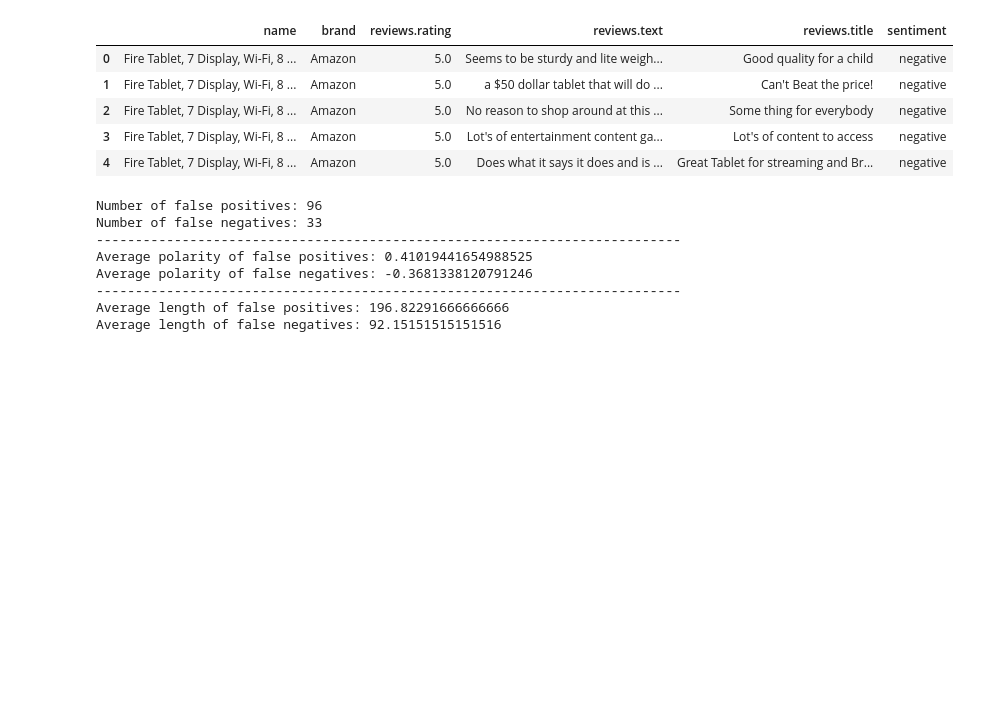
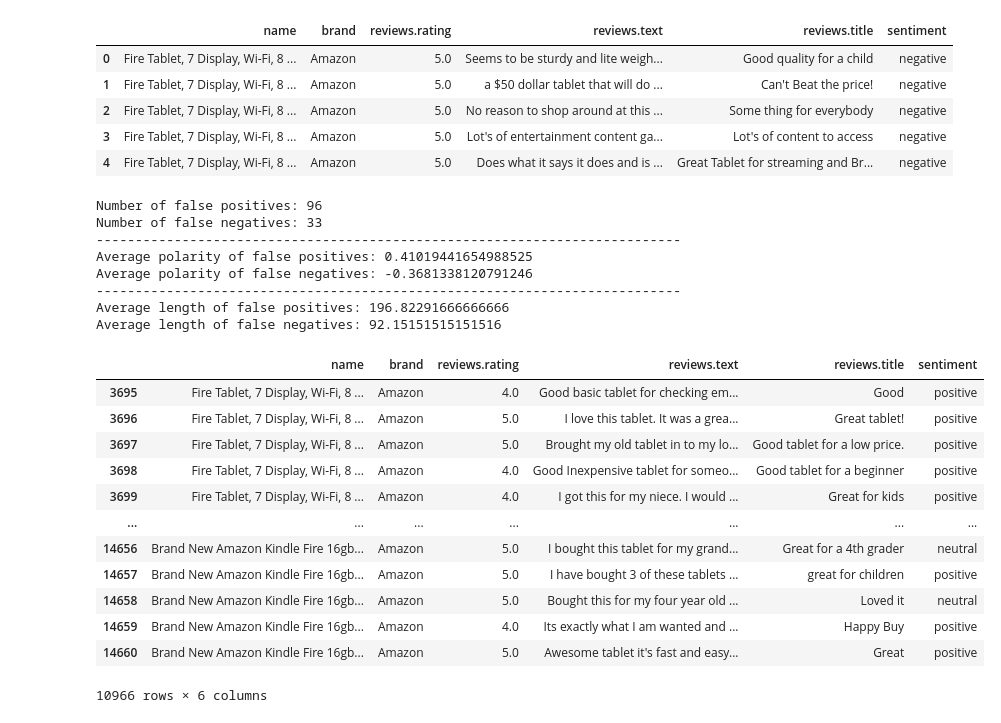
Before and after one commit to GDSC-IAU/Selection-Python, a Jupyter notebook: Project/SentimentAnalyzer.ipynb, the cells around one changed output. Saved outputs shown, nothing was run; the diff lists cells and outputs as text; code cells hidden in the pictures; blank space fills up the shorter version.

Commit message:
Done with the sentiment

```diff
--- a/Project/SentimentAnalyzer.ipynb
+++ b/Project/SentimentAnalyzer.ipynb
@@ -222,3 +222,19 @@ Average length of false positives: 196.82291666666666
 Average length of false negatives: 92.15151515151516
 # %%
 productDF.to_csv("product.csv")
+# %%
+productDF
+# %% [output]
+|  | name | brand | reviews.rating | reviews.text | reviews.title | sentiment |
+| 3695 | Fire Tablet, 7 Display, Wi-Fi, 8 ... | Amazon | 4.0 | Good basic tablet for checking em... | Good | positive |
+| 3696 | Fire Tablet, 7 Display, Wi-Fi, 8 ... | Amazon | 5.0 | I love this tablet. It was a grea... | Great tablet! | positive |
+| 3697 | Fire Tablet, 7 Display, Wi-Fi, 8 ... | Amazon | 5.0 | Brought my old tablet in to my lo... | Good tablet for a low price. | positive |
+| 3698 | Fire Tablet, 7 Display, Wi-Fi, 8 ... | Amazon | 4.0 | Good Inexpensive tablet for someo... | Good tablet for a beginner | positive |
+| 3699 | Fire Tablet, 7 Display, Wi-Fi, 8 ... | Amazon | 4.0 | I got this for my niece. I would ... | Great for kids | positive |
+| ... | ... | ... | ... | ... | ... | ... |
+| 14656 | Brand New Amazon Kindle Fire 16gb... | Amazon | 5.0 | I bought this tablet for my grand... | Great for a 4th grader | neutral |
+| 14657 | Brand New Amazon Kindle Fire 16gb... | Amazon | 5.0 | I have bought 3 of these tablets ... | great for children | positive |
+| 14658 | Brand New Amazon Kindle Fire 16gb... | Amazon | 5.0 | Bought this for my four year old ... | Loved it | neutral |
+| 14659 | Brand New Amazon Kindle Fire 16gb... | Amazon | 4.0 | Its exactly what I am wanted and ... | Happy Buy | positive |
+| 14660 | Brand New Amazon Kindle Fire 16gb... | Amazon | 5.0 | Awesome tablet it's fast and easy... | Great | positive |
+10966 rows × 6 columns
```
Also changed, not shown: 2 other files.
